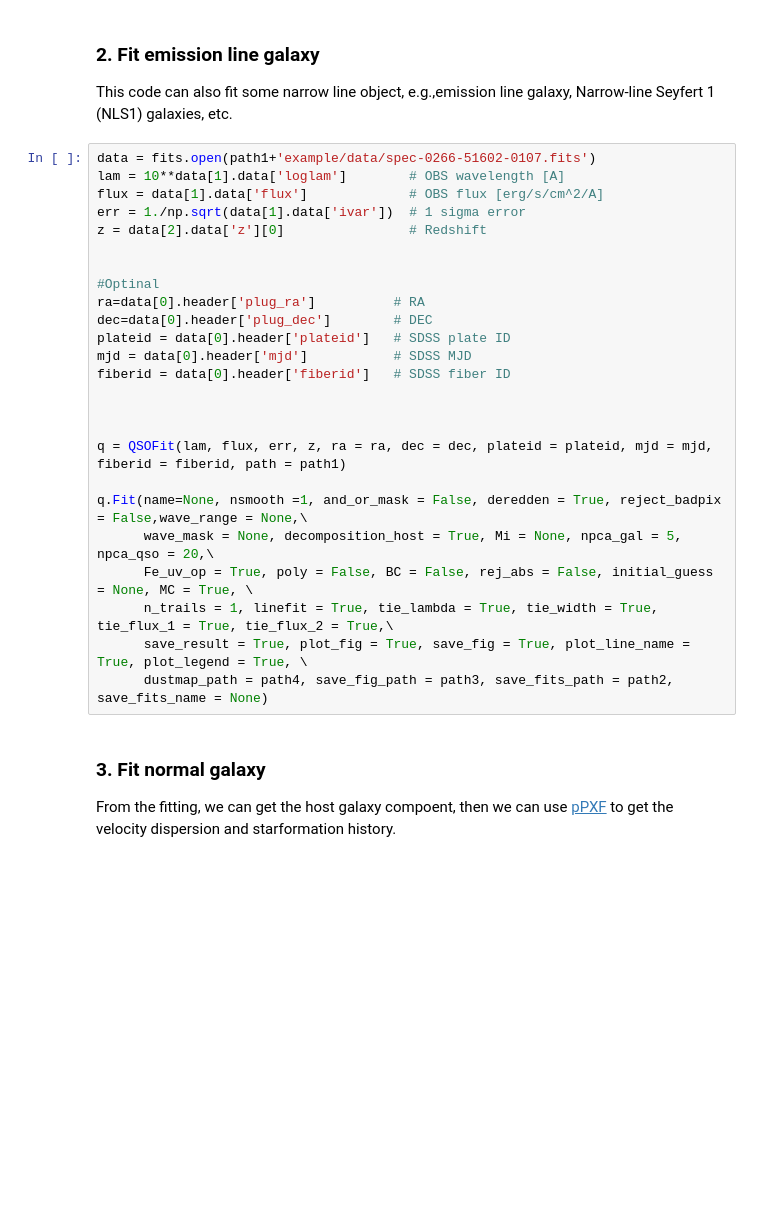
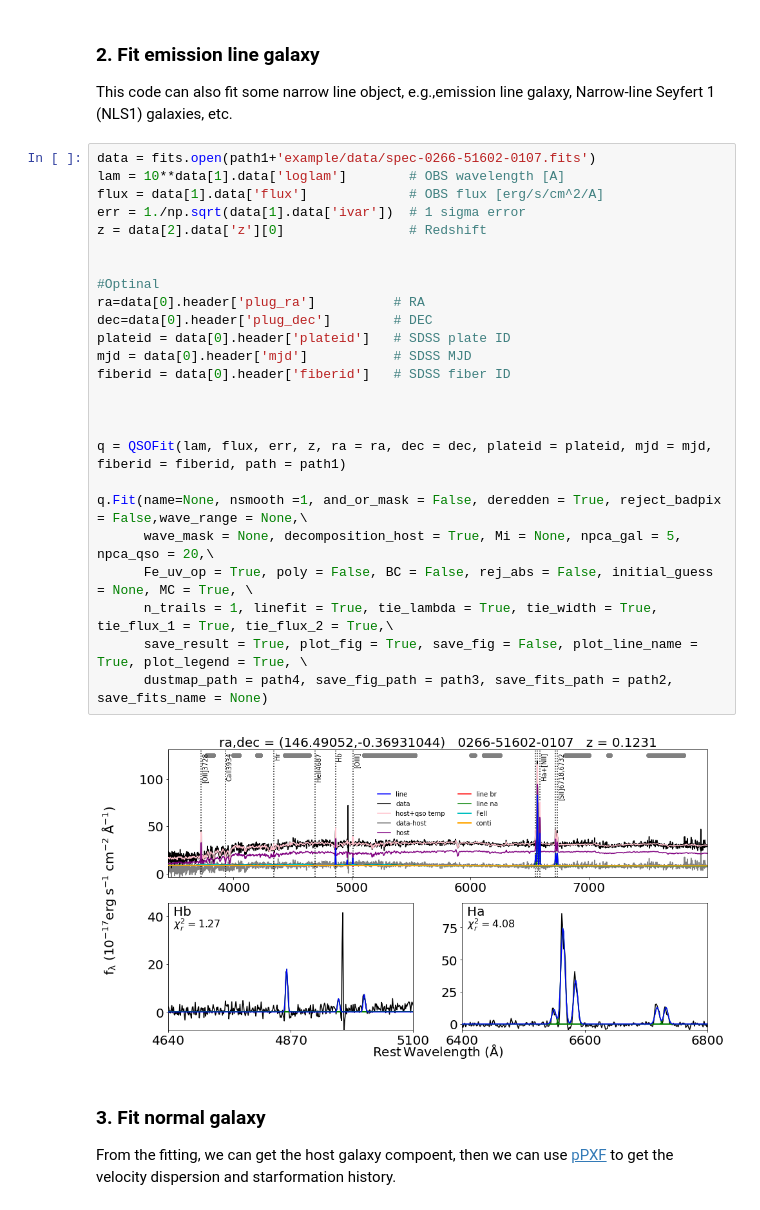
Before and after one commit to legolason/PyQSOFit, a Jupyter notebook: example/example.ipynb, the cells around one changed output. Saved outputs shown, nothing was run; the diff lists cells and outputs as text; blank space fills up the shorter version.

```diff
--- a/example/example.ipynb
+++ b/example/example.ipynb
@@ -391,28 +392,30 @@ This code can also fit some narrow line object, e.g.,emission line galaxy, Narro
 # %%
 data = fits.open(path1+'example/data/spec-0266-51602-0107.fits')
 lam = 10**data[1].data['loglam']        # OBS wavelength [A]
 flux = data[1].data['flux']             # OBS flux [erg/s/cm^2/A]
 err = 1./np.sqrt(data[1].data['ivar'])  # 1 sigma error
 z = data[2].data['z'][0]                # Redshift
 
 
 #Optinal
 ra=data[0].header['plug_ra']          # RA
 dec=data[0].header['plug_dec']        # DEC
 plateid = data[0].header['plateid']   # SDSS plate ID
 mjd = data[0].header['mjd']           # SDSS MJD
 fiberid = data[0].header['fiberid']   # SDSS fiber ID
 
 
 
 q = QSOFit(lam, flux, err, z, ra = ra, dec = dec, plateid = plateid, mjd = mjd, fiberid = fiberid, path = path1)
 
 q.Fit(name=None, nsmooth =1, and_or_mask = False, deredden = True, reject_badpix = False,wave_range = None,\
       wave_mask = None, decomposition_host = True, Mi = None, npca_gal = 5, npca_qso = 20,\
       Fe_uv_op = True, poly = False, BC = False, rej_abs = False, initial_guess = None, MC = True, \
       n_trails = 1, linefit = True, tie_lambda = True, tie_width = True, tie_flux_1 = True, tie_flux_2 = True,\
-      save_result = True, plot_fig = True, save_fig = True, plot_line_name = True, plot_legend = True, \
+      save_result = True, plot_fig = True, save_fig = False, plot_line_name = True, plot_legend = True, \
       dustmap_path = path4, save_fig_path = path3, save_fits_path = path2, save_fits_name = None)
+# %% [output]
+[figure, added]
 # %% [markdown]
 ### 3. Fit normal galaxy
 From the fitting, we can get the host galaxy compoent, then we can use [pPXF](http://www-astro.physics.ox.ac.uk/~mxc/software/) to get the velocity dispersion and starformation history.
```
Also changed, not shown: parts of 6 cells of this notebook, 1 other file.
